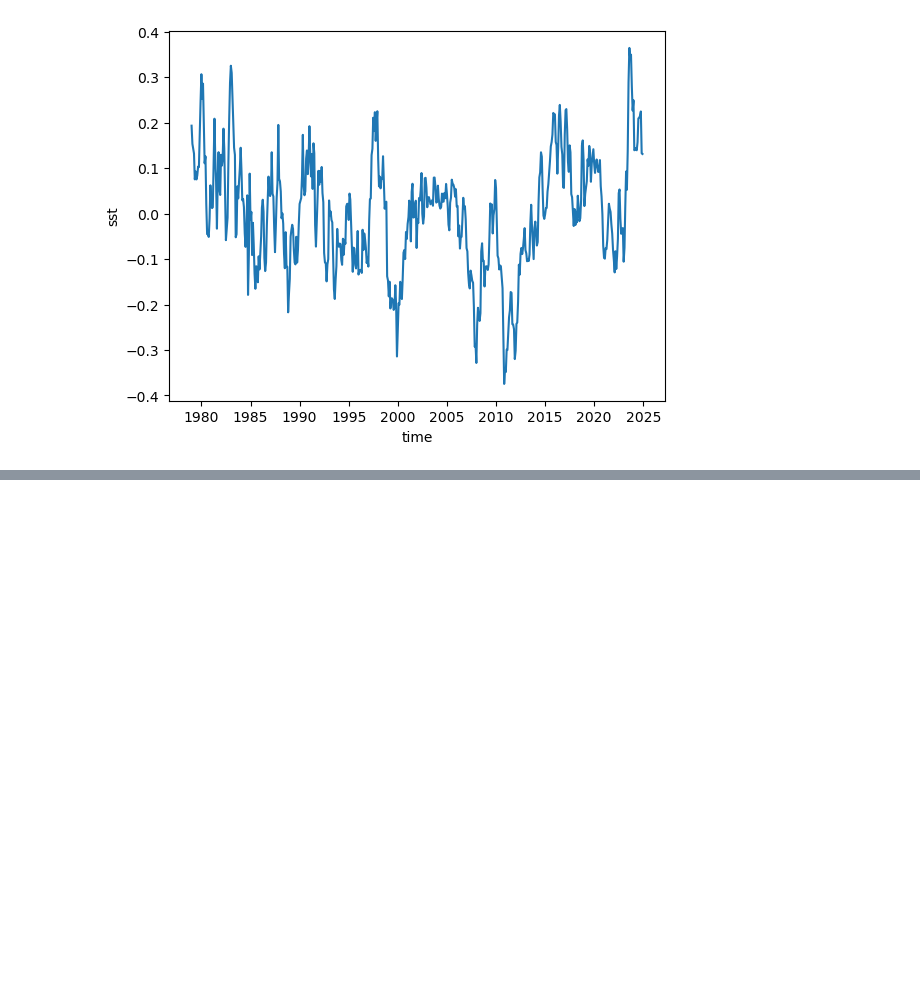
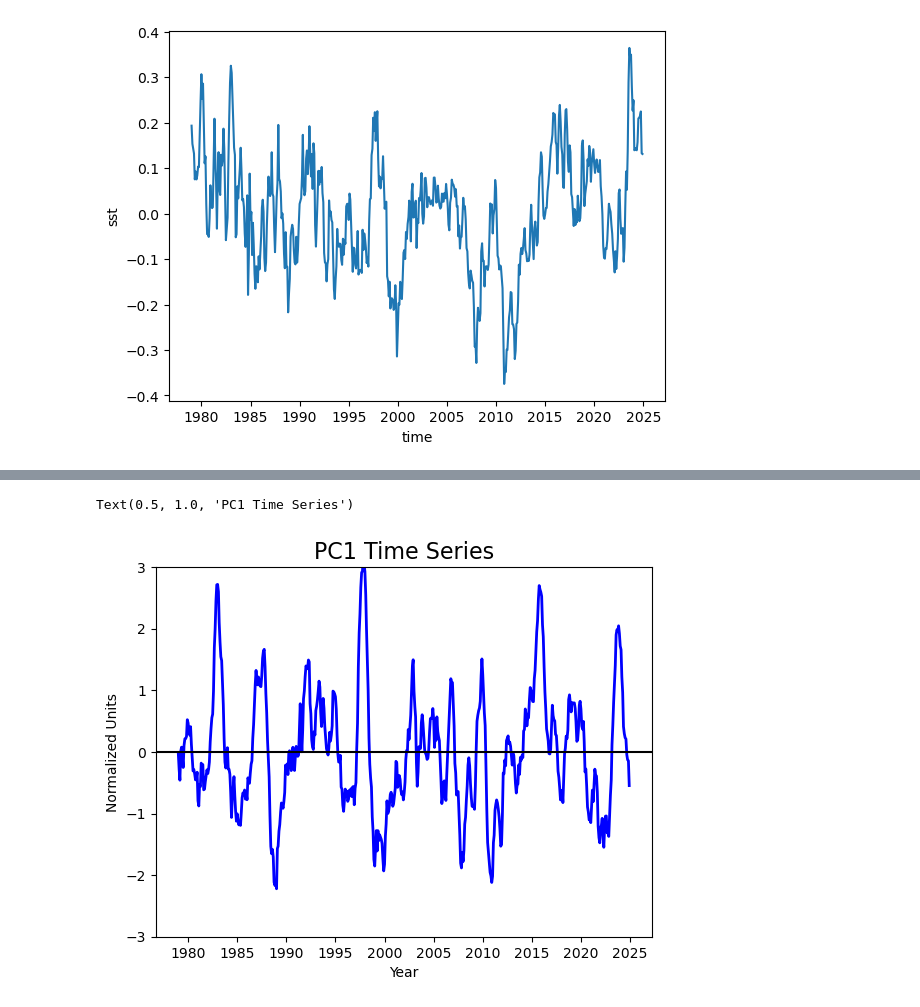
Before and after one commit to ptrierweiler/ATMS-523-Module-4-Trierweiler, a Jupyter notebook: trierweiler_HW.ipynb, the cells around one changed output, grey strips where cells are left out. Saved outputs shown, nothing was run; the diff lists cells and outputs as text; code cells hidden in the pictures; blank space fills up the shorter version.

```diff
--- a/trierweiler_HW.ipynb
+++ b/trierweiler_HW.ipynb
@@ -213,0 +235,13 @@ Text(0.5, 1.0, 'EOF1 expressed as correlation')
+# %%
+# Plot the leading PC time series.
+plt.figure()
+pc1[:, 0].plot(color='b', linewidth=2)
+ax = plt.gca()
+ax.axhline(0, color='k')
+ax.set_ylim(-3, 3)
+ax.set_xlabel('Year')
+ax.set_ylabel('Normalized Units')
+ax.set_title('PC1 Time Series', fontsize=16)
+# %% [output]
+Text(0.5, 1.0, 'PC1 Time Series')
+[figure, added]
```
Also changed, not shown: parts of 22 cells of this notebook.
